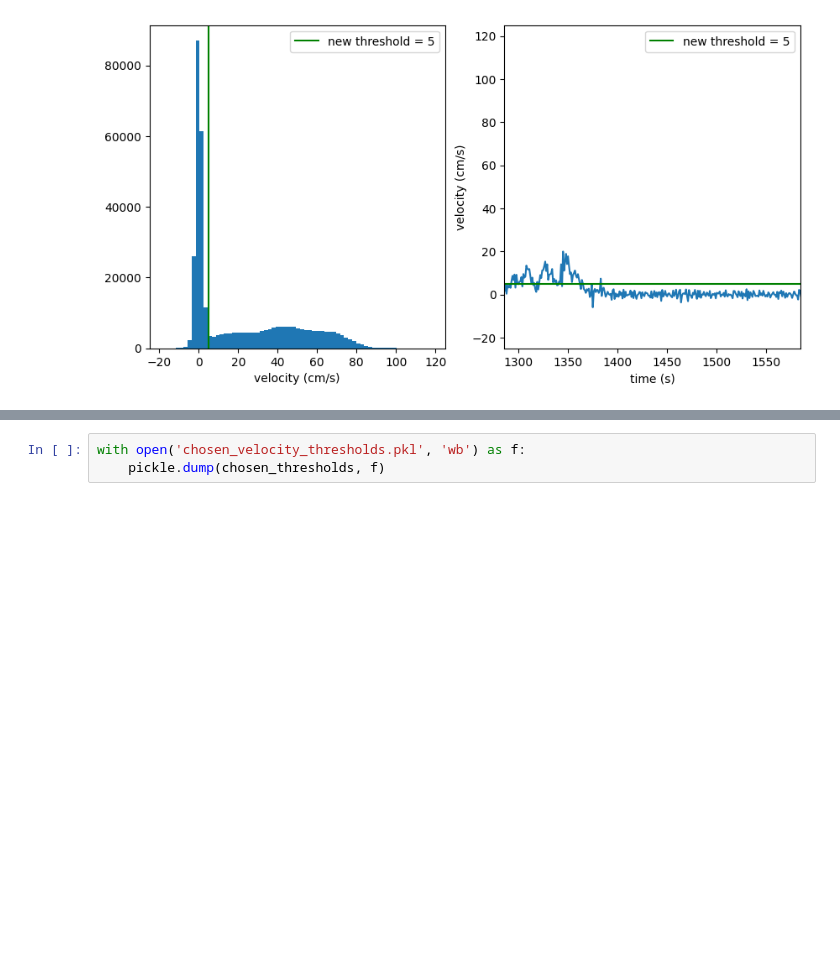
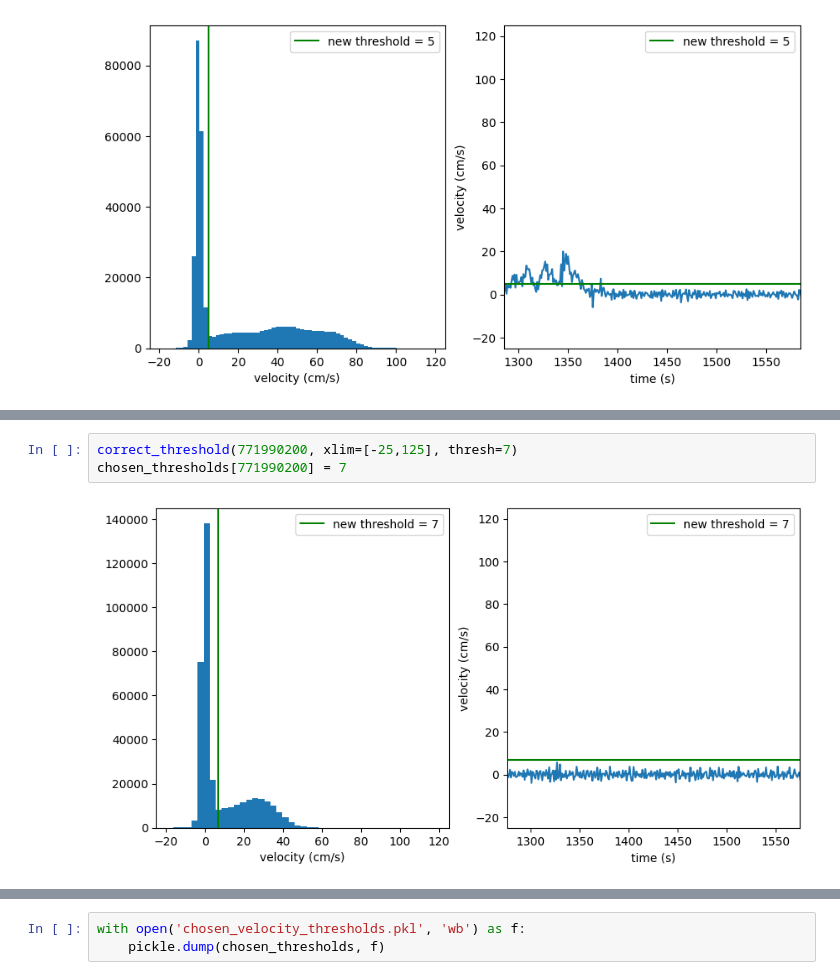
Before and after one commit to ikharitonov/allen-neuropixel-LFPs, a Jupyter notebook: lfp_grand_average/1-velocity_threshold.ipynb, the cells around one changed output, grey strips where cells are left out. Drawn from its saved outputs; the diff is of its cells as text; blank space fills up the shorter version.

```diff
--- a/lfp_grand_average/1-velocity_threshold.ipynb
+++ b/lfp_grand_average/1-velocity_threshold.ipynb
@@ -318,0 +327,5 @@ chosen_thresholds[760345702] = 5
+# %%
+correct_threshold(771990200, xlim=[-25,125], thresh=7)
+chosen_thresholds[771990200] = 7
+# %% [output]
+[figure, added]
```
Also changed, not shown: parts of 17 cells of this notebook, 1 other file.
